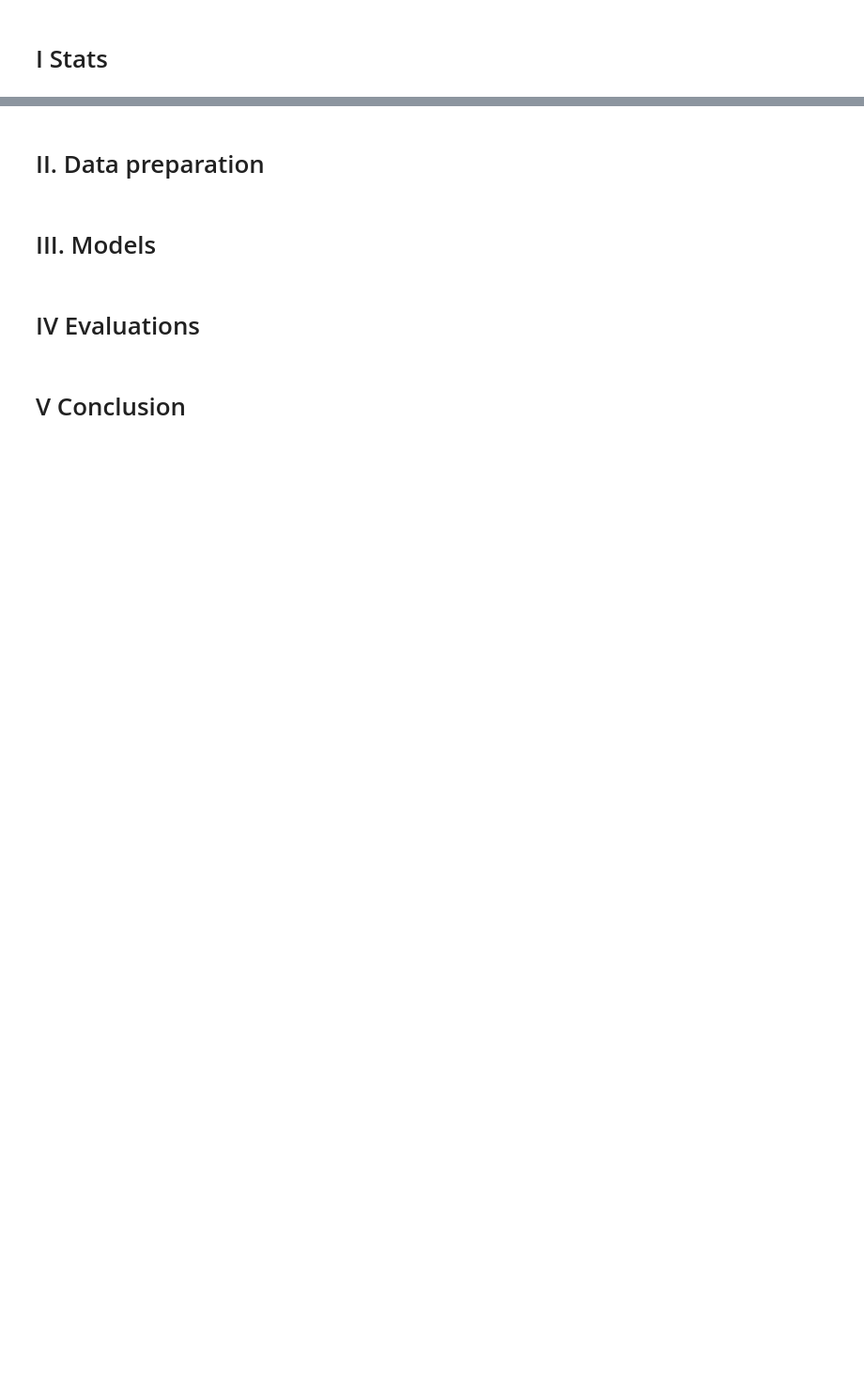
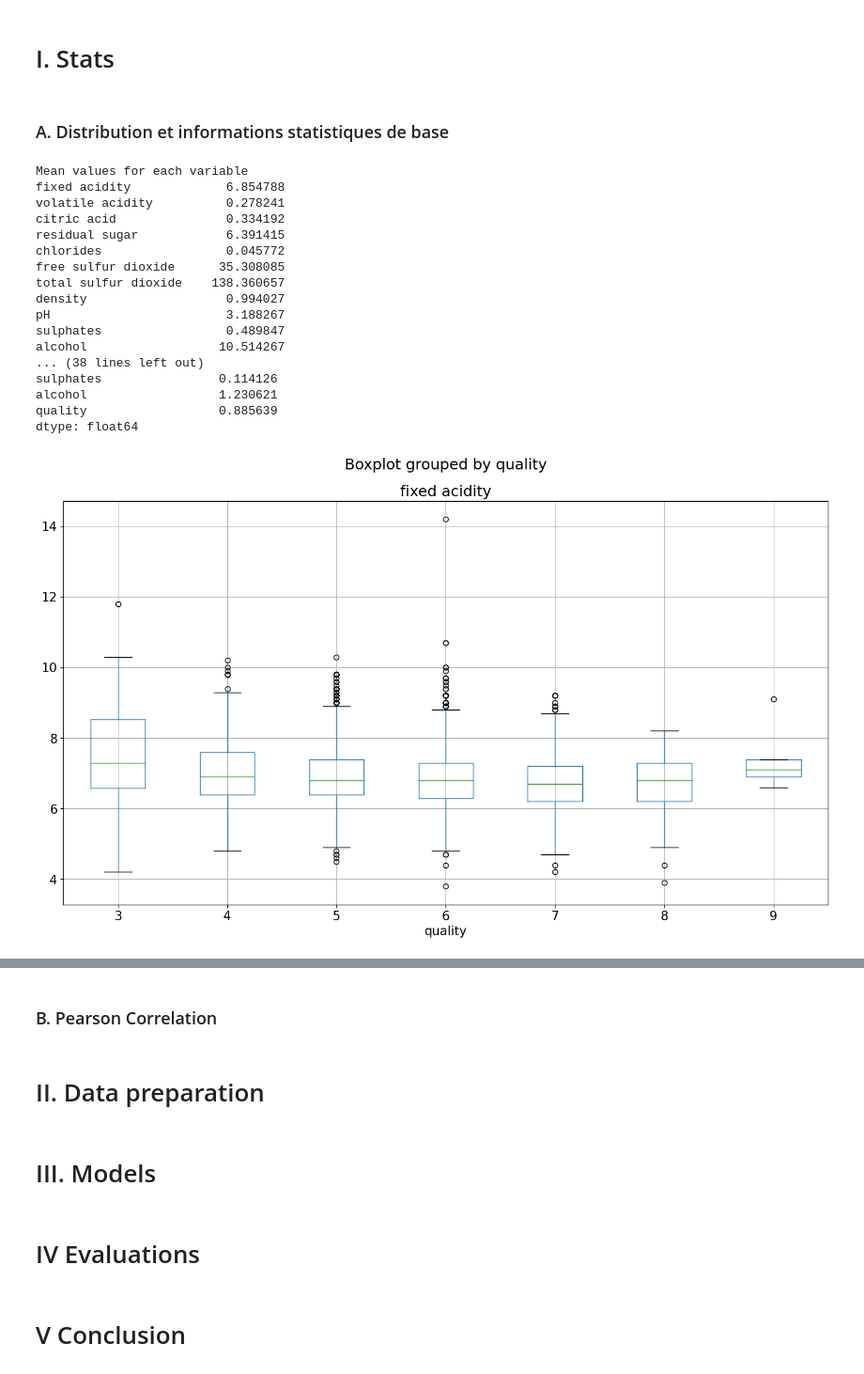
Before and after one commit to DylanBaptiste/INFO0901, a Jupyter notebook: main.ipynb, the cells around one changed output, grey strips where cells are left out. Shown at 94% size. Drawn from its saved outputs; the diff is of its cells as text; code cells hidden in the pictures; blank space fills up the shorter version.

Commit message:
[AJOUT] Descriptions stats de base

```diff
--- a/main.ipynb
+++ b/main.ipynb
@@ -26,4 +26,39 @@ Y_COL_NAME = "quality"
 data = pd.read_csv(FILE_NAME, sep=";")
 data.head()
 # %% [markdown]
-# I Stats
+# I. Stats
+# %% [markdown]
+### A. Distribution et informations statistiques de base
+# %%
+# Mean and Standard Pearson deviation
+
+print('Mean values for each variable\n{}\n'.format(data.mean()))
+print('Median values for each variable\n{}\n'.format(data.median()))
+print('Modes for each variable\n{}\n'.format(data.mode()))
+print('Standard Pearson deviation values for each variable\n{}\n'.format(data.std()))
+
+# Boxplot for each variable grouped by the quality values
+columns=data.columns.drop(['quality'])
+
+for column in columns:
+    data.boxplot(column=column, by='quality')
+    plt.show()
+# %% [output]
+Mean values for each variable
+fixed acidity             6.854788
+volatile acidity          0.278241
+citric acid               0.334192
+residual sugar            6.391415
+chlorides                 0.045772
+free sulfur dioxide      35.308085
+total sulfur dioxide    138.360657
+density                   0.994027
+pH                        3.188267
+sulphates                 0.489847
+alcohol                  10.514267
+... (38 lines left out)
+sulphates                0.114126
+alcohol                  1.230621
+quality                  0.885639
+dtype: float64
+[figure, added]
@@ -30,3 +75,5 @@ data.head()
+# %% [markdown]
+### B. Pearson Correlation
 # %%
 # TODO
 # - distribution
```
Also changed, not shown: parts of 1 cell of this notebook.
